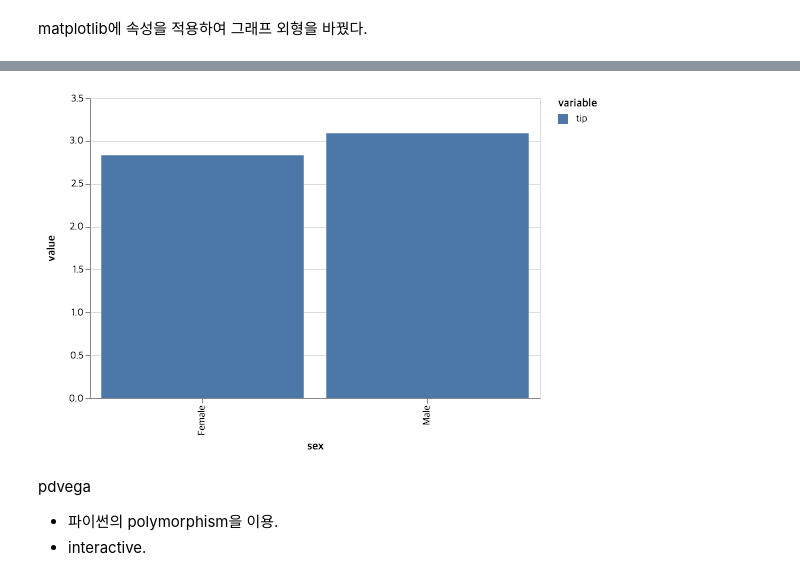
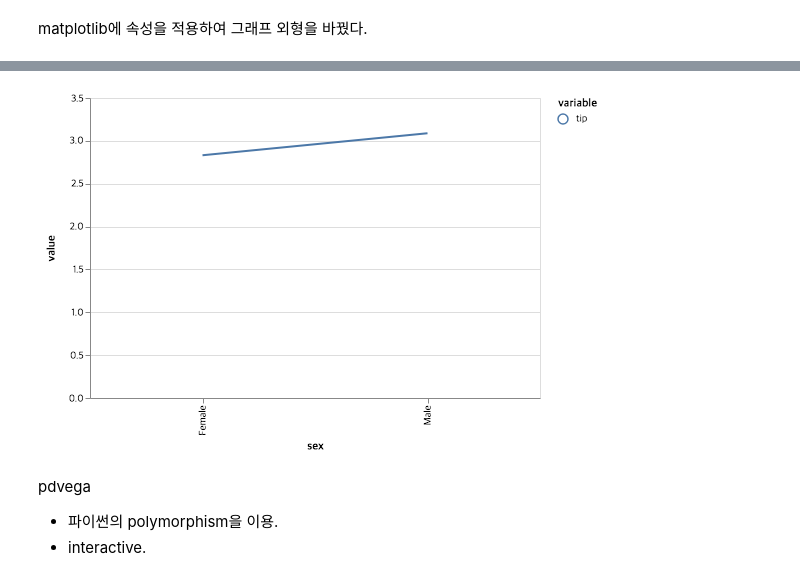
Before and after one commit to KeitHLeE94/Big-Data-Job-Review-, a Jupyter notebook: Data Analysis/Pandas/Pandas-Visualization.ipynb, the cells around one changed output, grey strips where cells are left out. Cells and saved outputs as stored; diff of their text form; code cells hidden in the pictures.

```diff
--- a/Data Analysis/Pandas/Pandas-Visualization.ipynb
+++ b/Data Analysis/Pandas/Pandas-Visualization.ipynb
@@ -128,10 +128,10 @@ graph.plot.bar()
 # %% [markdown]
 matplotlib에 속성을 적용하여 그래프 외형을 바꿨다.
 # %%
-graph.vgplot.bar()
+graph.vgplot.line()
 # %% [output]
 [interactive output not drawn]
-[figure, old version]
+[figure, new version]
 # %% [markdown]
 pdvega
 - 파이썬의 polymorphism을 이용.
```
Also changed, not shown: 1 other file.
